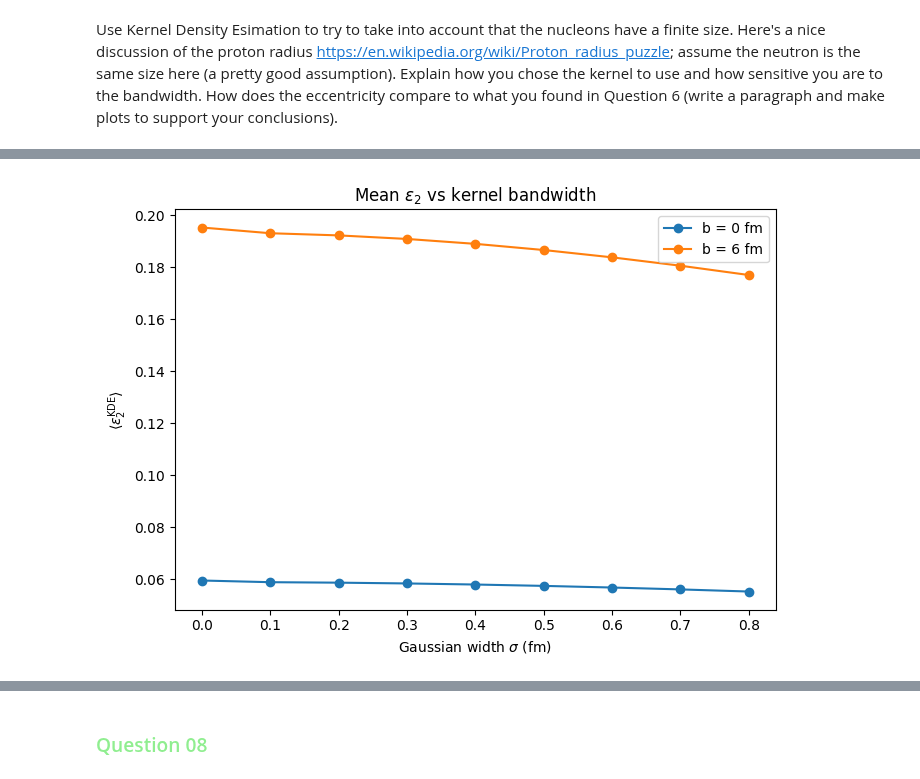
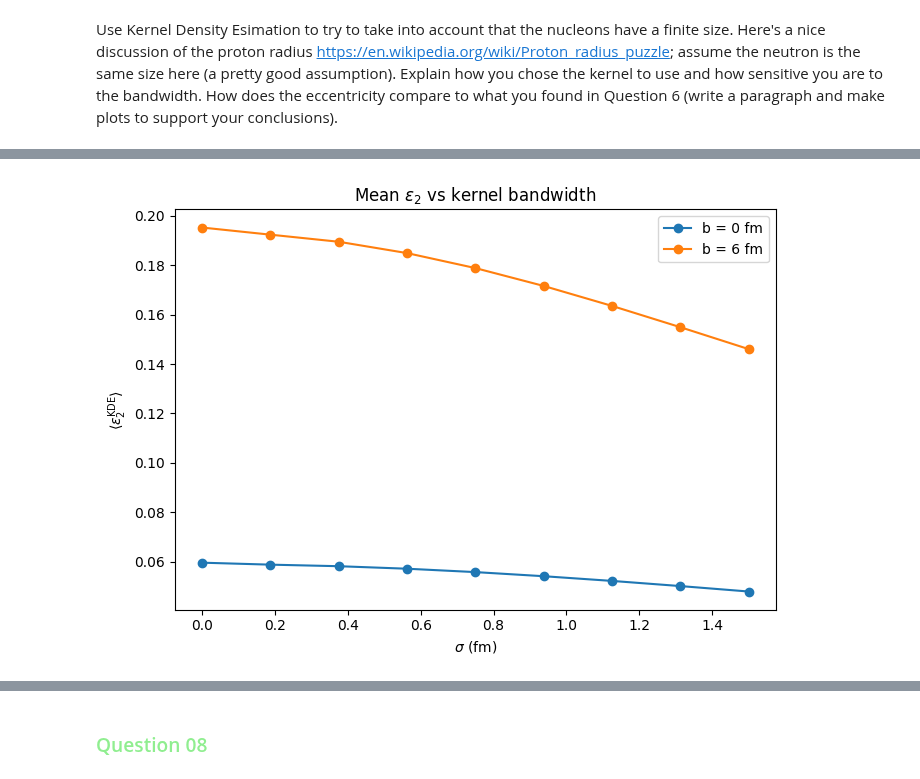
Before and after one commit to hcc7402/Phys503-Work-Campos, a Jupyter notebook: project_01_NuclearGeometryQGP_Campos.ipynb, the cells around one changed output, grey strips where cells are left out. Drawn from its saved outputs; the diff is of its cells as text; code cells hidden in the pictures.

```diff
--- a/project_01_NuclearGeometryQGP_Campos.ipynb
+++ b/project_01_NuclearGeometryQGP_Campos.ipynb
@@ -543,29 +595,29 @@ b = 6 fm
 # %%
 # bandwidth scan to show sensitivity
-sigmas = np.linspace(0.0, 0.8, 9)
+sigmas = np.linspace(0.0, 1.5, 9)
 means_b0 = []
 means_b6 = []
 
 for s in sigmas:
     eps_b0_s = epsilon2_point_and_kde_df(df_b0, EVENT_COL, X_COL_0, Y_COL_0, s)
     eps_b6_s = epsilon2_point_and_kde_df(df_b6, EVENT_COL, X_COL_6, Y_COL_6, s)
 
     # finite-only means
     e0 = eps_b0_s['epsilon2_kde'].to_numpy()
     e6 = eps_b6_s['epsilon2_kde'].to_numpy()
     means_b0.append(e0[np.isfinite(e0)].mean())
     means_b6.append(e6[np.isfinite(e6)].mean())
 
 plt.figure(figsize=(7,5))
 plt.plot(sigmas, means_b0, "o-", label="b = 0 fm")
 plt.plot(sigmas, means_b6, "o-", label="b = 6 fm")
-plt.xlabel(r'Gaussian width $\sigma$ (fm)')
+plt.xlabel(r'$\sigma$ (fm)')
 plt.ylabel(r'$\langle \varepsilon_2^{\rm KDE} \rangle$')
 plt.title(r'Mean $\varepsilon_2$ vs kernel bandwidth')
 plt.legend()
 plt.tight_layout()
 plt.show()
 # %% [output]
-[figure, old version]
+[figure, new version]
 # %% [markdown]
 For kernel choice and bandwidth sensitivity, we can explain by when using to model finite nucleon size, you do not want each nucleon to be a delta function at $(x_i, y_i)$, you want each one to be a little “blob” of density. The most natural choice in the transverse plane is an isotropic 2D Gaussian kernel,
```
Also changed, not shown: parts of 9 cells of this notebook.
